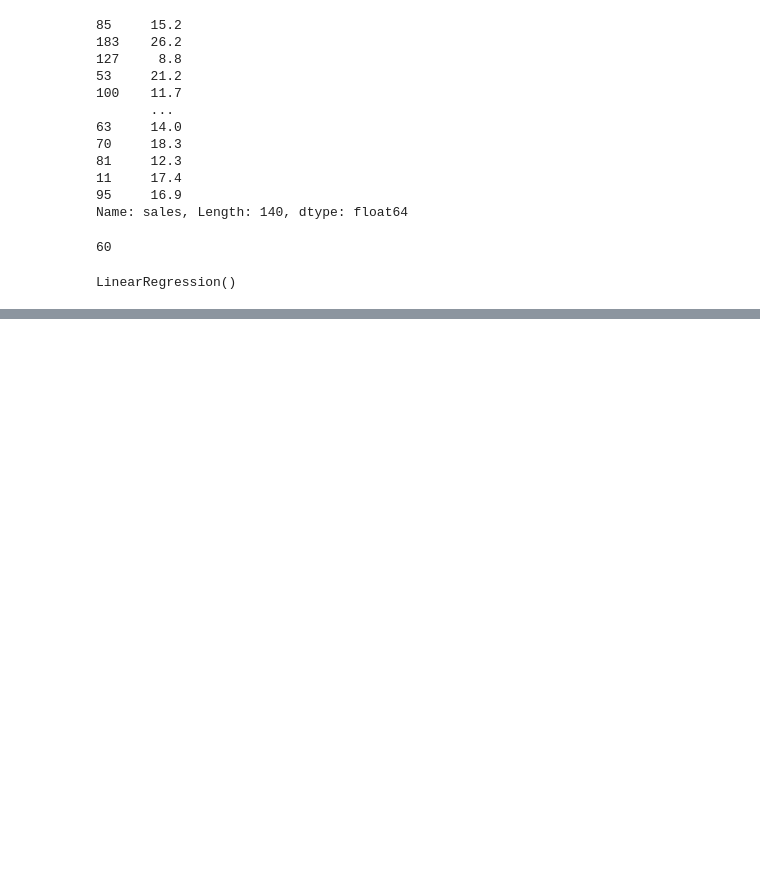
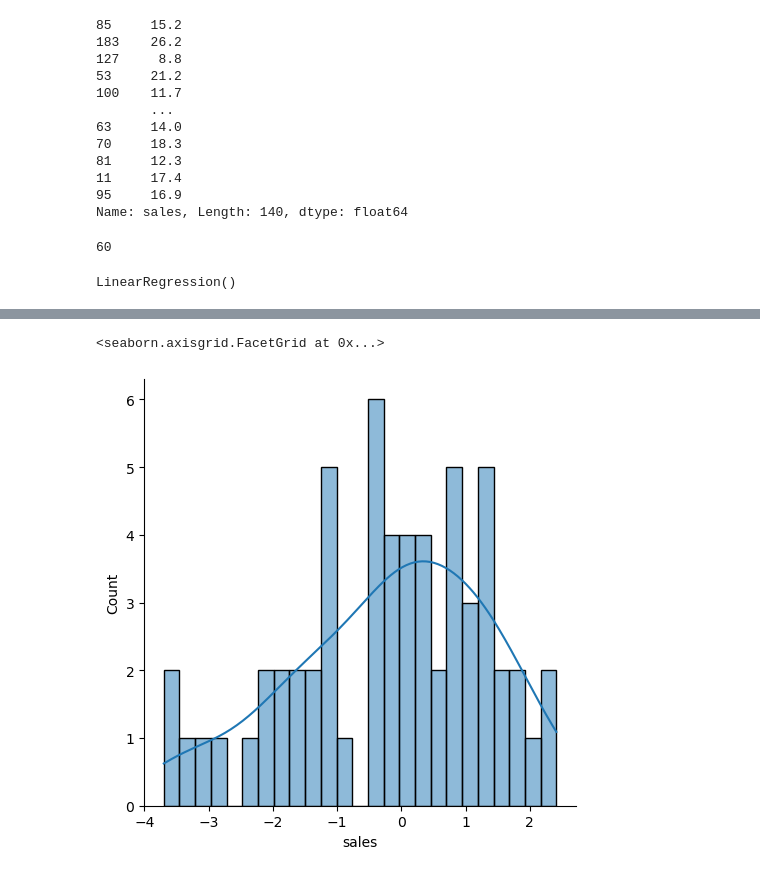
Before and after one commit to chanks06/python-for-ml-ds, a Jupyter notebook: 08-Linear-Regression-Models/mycode/intro_sklearn.ipynb, the cells around one changed output, grey strips where cells are left out. Cells and saved outputs as stored; diff of their text form; code cells hidden in the pictures; blank space fills up the shorter version.

```diff
--- a/08-Linear-Regression-Models/mycode/intro_sklearn.ipynb
+++ b/08-Linear-Regression-Models/mycode/intro_sklearn.ipynb
@@ -118,0 +177,5 @@ array([15.74131332, 19.61062568, 11.44888935, 17.00819787,  9.17285676,
+# %%
+sns.displot(test_residuals, bins = 25, kde = True) # more or less normal.....
+# %% [output]
+<seaborn.axisgrid.FacetGrid at 0x...>
+[figure, added]
```
Also changed, not shown: parts of 54 cells of this notebook, 3 other files.
